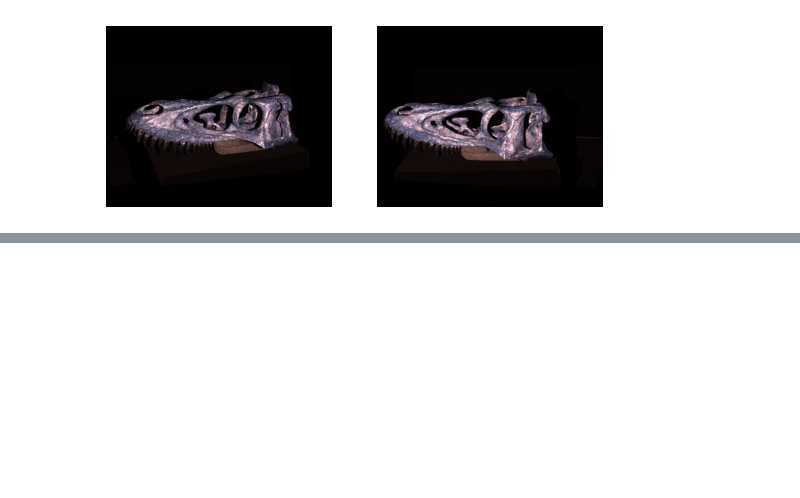
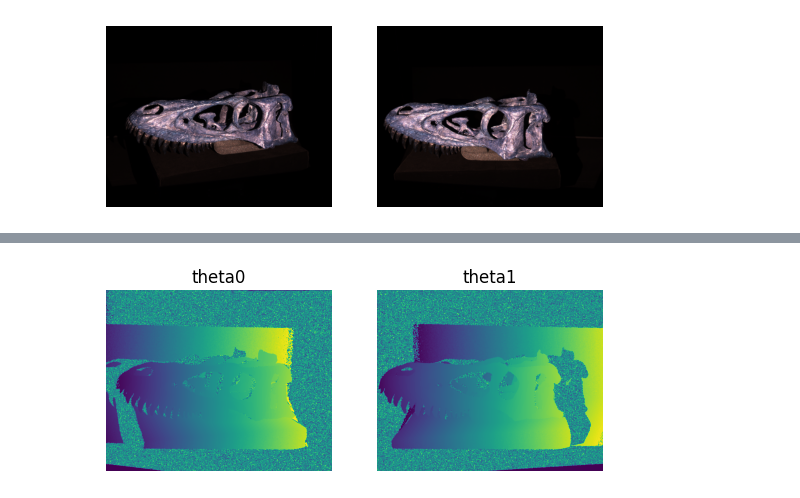
Before and after one commit to yufanana/ComputerVision02504, a Jupyter notebook: notebooks/ex13.ipynb, the cells around one changed output, grey strips where cells are left out. Saved outputs shown, nothing was run; the diff lists cells and outputs as text; code cells hidden in the pictures; blank space fills up the shorter version.

```diff
--- a/notebooks/ex13.ipynb
+++ b/notebooks/ex13.ipynb
@@ -48,0 +134,15 @@ maps1 = cv2.initUndistortRectifyMap(c['K1'], c['d1'], R1, P1, size, cv2.CV_32FC2
+# %%
+theta0 = unwrap(imgs0_rect, 40)
+theta1 = unwrap(imgs1_rect, 40)
+
+plt.subplot(1, 2, 1)
+plt.imshow(theta0)
+plt.title("theta0")
+plt.axis("off")
+plt.subplot(1, 2, 2)
+plt.imshow(theta1)
+plt.title("theta1")
+plt.axis("off")
+plt.show()
+# %% [output]
+[figure, added]
```
Also changed, not shown: parts of 13 cells of this notebook, 4 other files.
